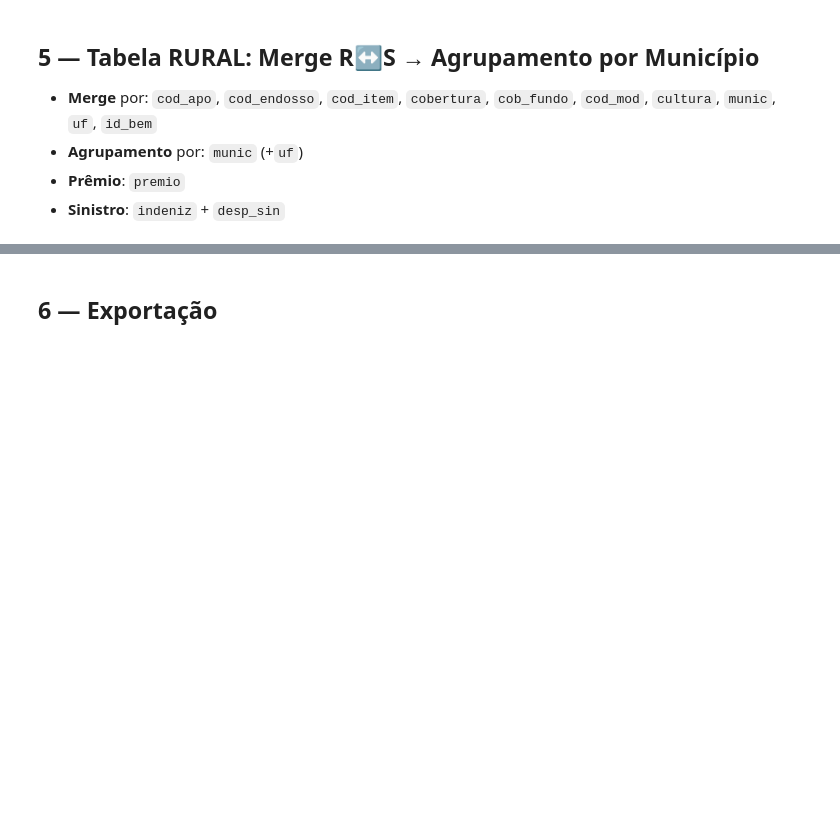
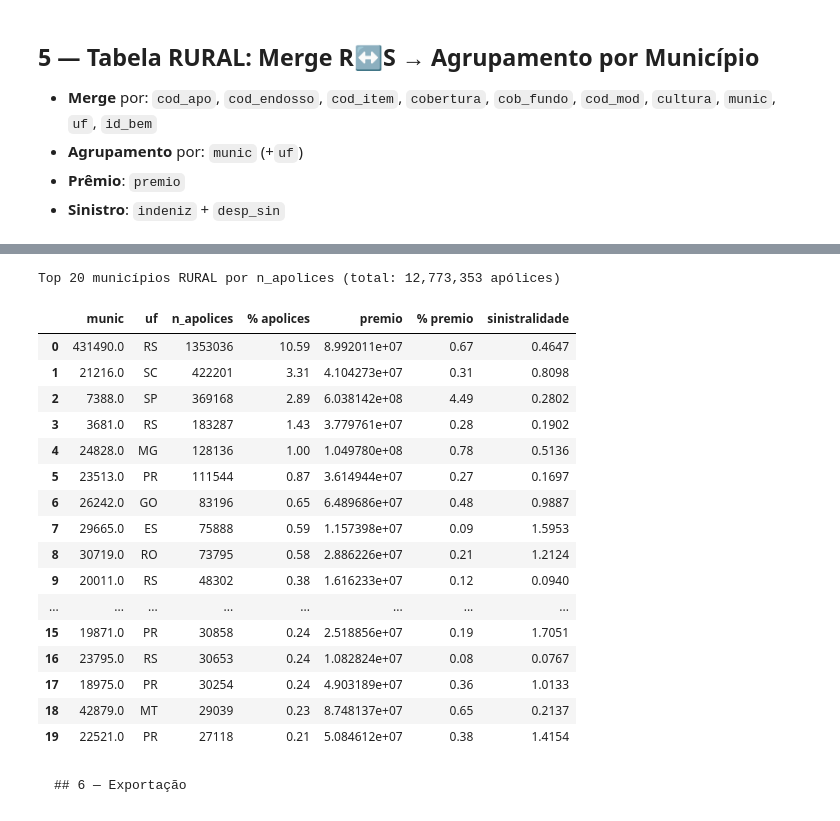
Before and after one commit to marsel-kognita/mag_dados_mercado, a Jupyter notebook: Sumarizacao_Municipios.ipynb, the cells around one changed output, grey strips where cells are left out. Drawn from its saved outputs; the diff is of its cells as text; code cells hidden in the pictures; blank space fills up the shorter version.

```diff
--- a/Sumarizacao_Municipios.ipynb
+++ b/Sumarizacao_Municipios.ipynb
@@ -271,0 +406,28 @@ df_rural.head(20).to_pandas()
+# %%
+# Análise: impacto de munic == "0" ou uf vazia na base RURAL
+apo_total_r = df_rural["n_apolices"].sum()
+premio_total_r = df_rural["premio"].sum()
+
+# munic é string com decimais (ex: "431490.0") — cast via Float64
+mask_munic_zero = pl.col("munic").cast(pl.Float64, strict=False).fill_null(0.0) == 0.0
+mask_uf_vazia = pl.col("uf").is_null() | (pl.col("uf").str.strip_chars() == "")
+
+df_munic0 = df_rural.filter(mask_munic_zero)
+df_uf_vazia = df_rural.filter(mask_uf_vazia)
+df_ambos = df_rural.filter(mask_munic_zero | mask_uf_vazia)
+
+def _resumo(label, df_filtrado):
+    n = len(df_filtrado)
+    apo = df_filtrado["n_apolices"].sum() if n > 0 else 0
+    pre = df_filtrado["premio"].sum() if n > 0 else 0
+    pct_apo = apo / apo_total_r * 100 if apo_total_r > 0 else 0
+    pct_pre = pre / premio_total_r * 100 if premio_total_r > 0 else 0
+    print(f"  {label}:")
+    print(f"    Chaves:   {n:>8,} de {len(df_rural):,}")
+    print(f"    Apólices: {apo:>12,} de {apo_total_r:>12,}  → {pct_apo:.2f}%")
+    print(f"    Prêmio: R$ {pre:>18,.2f} de R$ {premio_total_r:>18,.2f}  → {pct_pre:.2f}%")
+
+print("Validação RURAL — registros com munic=0 ou UF vazia:")
+_resumo("munic = 0", df_munic0)
+_resumo("UF vazia/nula", df_uf_vazia)
+_resumo("munic=0 OU UF vazia (união)", df_ambos)
@@ -272,5 +448,40 @@ df_rural.head(20).to_pandas()
+# %%
+# Top 20 municípios por n_apolices (excluindo munic=0)
+top_munic = (
+    df_rural
+    .filter(pl.col("munic").cast(pl.Float64, strict=False).fill_null(0.0) > 0)
+    .sort("n_apolices", descending=True)
+    .head(20)
+    .with_columns(
+        (pl.col("n_apolices") / apo_total_r * 100).round(2).alias("% apolices"),
+        (pl.col("premio") / premio_total_r * 100).round(2).alias("% premio"),
+    )
+    .select(["munic", "uf", "n_apolices", "% apolices", "premio", "% premio", "sinistralidade"])
+)
+
+print(f"Top 20 municípios RURAL por n_apolices (total: {apo_total_r:,} apólices)")
+top_munic.to_pandas()
+# %% [output]
+Top 20 municípios RURAL por n_apolices (total: 12,773,353 apólices)
+|  | munic | uf | n_apolices | % apolices | premio | % premio | sinistralidade |
+| 0 | 431490.0 | RS | 1353036 | 10.59 | 8.992011e+07 | 0.67 | 0.4647 |
+| 1 | 21216.0 | SC | 422201 | 3.31 | 4.104273e+07 | 0.31 | 0.8098 |
+| 2 | 7388.0 | SP | 369168 | 2.89 | 6.038142e+08 | 4.49 | 0.2802 |
+| 3 | 3681.0 | RS | 183287 | 1.43 | 3.779761e+07 | 0.28 | 0.1902 |
+| 4 | 24828.0 | MG | 128136 | 1.00 | 1.049780e+08 | 0.78 | 0.5136 |
+| 5 | 23513.0 | PR | 111544 | 0.87 | 3.614944e+07 | 0.27 | 0.1697 |
+| 6 | 26242.0 | GO | 83196 | 0.65 | 6.489686e+07 | 0.48 | 0.9887 |
+| 7 | 29665.0 | ES | 75888 | 0.59 | 1.157398e+07 | 0.09 | 1.5953 |
+| 8 | 30719.0 | RO | 73795 | 0.58 | 2.886226e+07 | 0.21 | 1.2124 |
+| 9 | 20011.0 | RS | 48302 | 0.38 | 1.616233e+07 | 0.12 | 0.0940 |
+| ... | ... | ... | ... | ... | ... | ... | ... |
+| 15 | 19871.0 | PR | 30858 | 0.24 | 2.518856e+07 | 0.19 | 1.7051 |
+| 16 | 23795.0 | RS | 30653 | 0.24 | 1.082824e+07 | 0.08 | 0.0767 |
+| 17 | 18975.0 | PR | 30254 | 0.24 | 4.903189e+07 | 0.36 | 1.0133 |
+| 18 | 42879.0 | MT | 29039 | 0.23 | 8.748137e+07 | 0.65 | 0.2137 |
+| 19 | 22521.0 | PR | 27118 | 0.21 | 5.084612e+07 | 0.38 | 1.4154 |
 # %% [markdown]
-## 6 — Exportação
+    ## 6 — Exportação
 # %%
 exportados = {}
 
```
Also changed, not shown: parts of 7 cells of this notebook.
